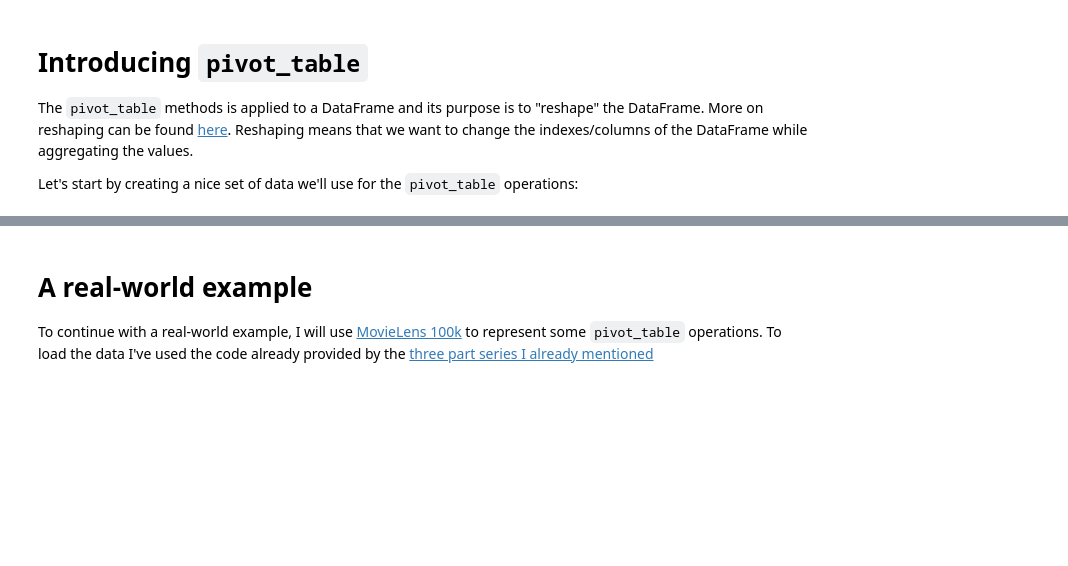
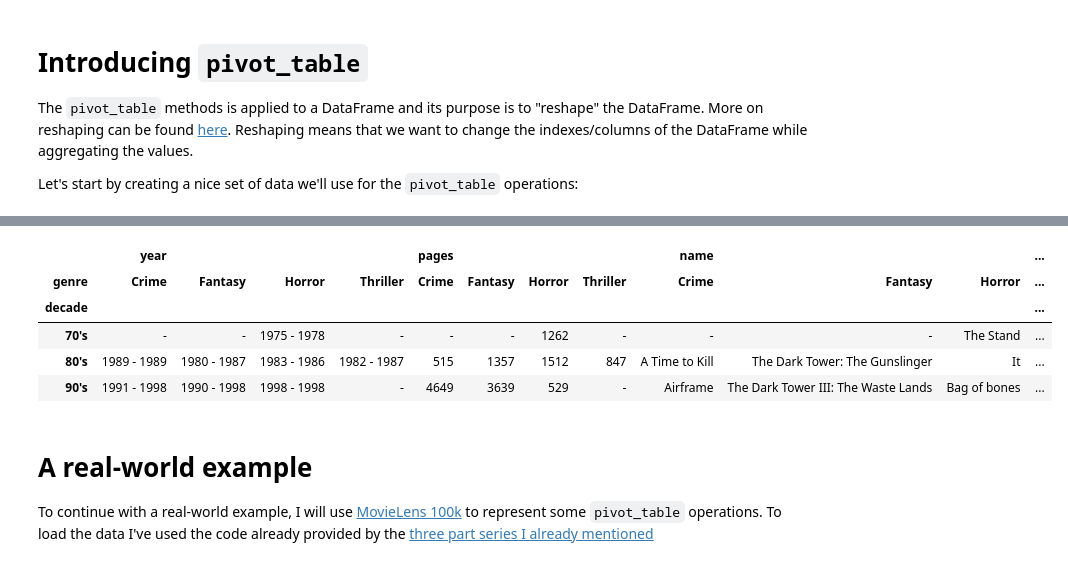
Before and after one commit to spapas/spapas.github.io, a Jupyter notebook: content/pandas-pivot-table-primer.ipynb, the cells around one changed output, grey strips where cells are left out. Saved outputs shown, nothing was run; the diff lists cells and outputs as text; code cells hidden in the pictures; blank space fills up the shorter version.

```diff
--- a/content/pandas-pivot-table-primer.ipynb
+++ b/content/pandas-pivot-table-primer.ipynb
@@ -447,3 +594,35 @@ Name: author, dtype: object <class 'pandas.core.series.Series'>
+# %%
+def get_range(years):
+    return '{0} - {1}'.format(min(years), max(years))
+
+def get_names(authors):
+    return ', '.join(set(authors))
+
+def get_book(books):
+    # Don't forget the the passed parameter is a Series so we use iloc to index it
+    return books.iloc[0]
+
+
+books_df.pivot_table(
+    index=['decade', ],
+    columns=['genre'],
+    values=['author', 'pages', 'year', 'name'],
+    aggfunc={
+        'author': get_names,
+        'pages': sum,
+        'year': get_range,
+        'name': get_book,
+
+    },
+    fill_value='-'
+)
+# %% [output]
+|  | year |  |  |  | pages |  |  |  | name |  |  | ... |
+| genre | Crime | Fantasy | Horror | Thriller | Crime | Fantasy | Horror | Thriller | Crime | Fantasy | Horror | ... |
+| decade |  |  |  |  |  |  |  |  |  |  |  | ... |
+| 70's | - | - | 1975 - 1978 | - | - | - | 1262 | - | - | - | The Stand | ... |
+| 80's | 1989 - 1989 | 1980 - 1987 | 1983 - 1986 | 1982 - 1987 | 515 | 1357 | 1512 | 847 | A Time to Kill | The Dark Tower: The Gunslinger | It | ... |
+| 90's | 1991 - 1998 | 1990 - 1998 | 1998 - 1998 | - | 4649 | 3639 | 529 | - | Airframe | The Dark Tower III: The Waste Lands | Bag of bones | ... |
 # %%
 #books_df.pivot_table()
 # %% [markdown]
```
Also changed, not shown: parts of 25 cells of this notebook.
